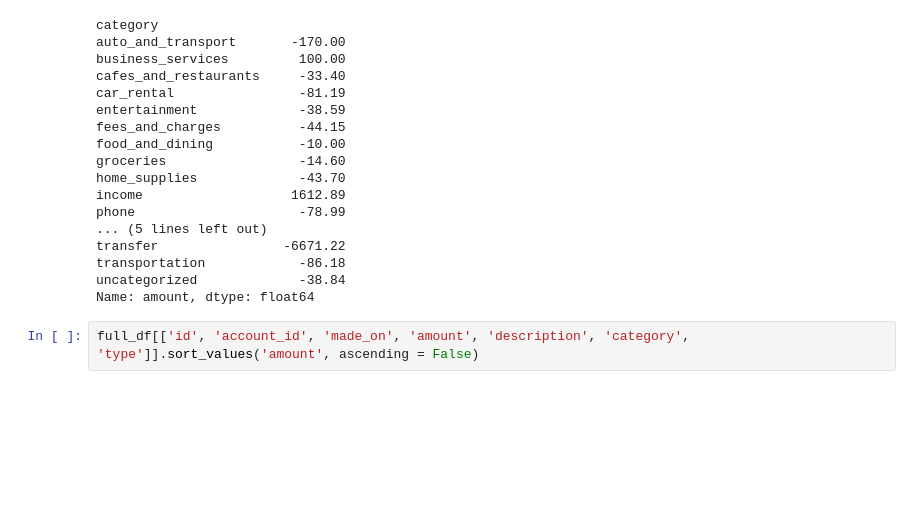
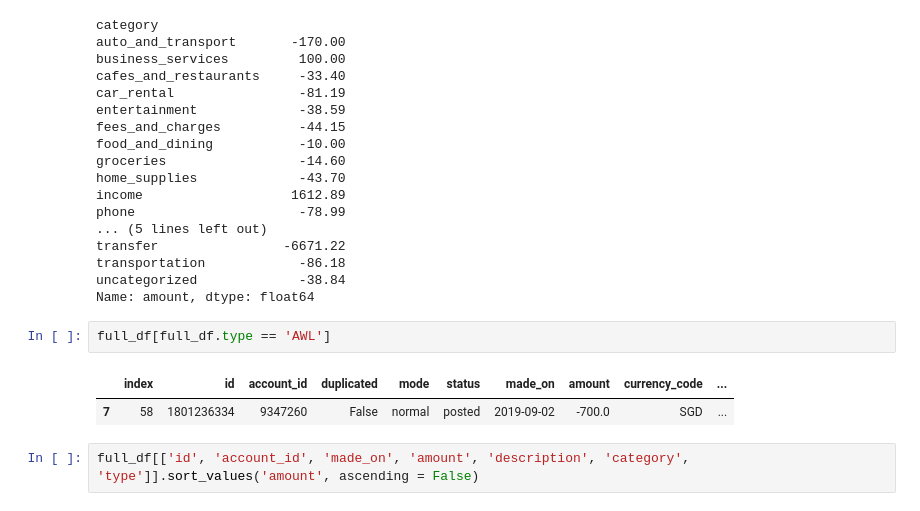
Before and after one commit to AdityaSidharta/BudgetTracker, a Jupyter notebook: notebooks/process.ipynb, the cells around one changed output. Saved outputs shown, nothing was run; the diff lists cells and outputs as text; blank space fills up the shorter version.

```diff
--- a/notebooks/process.ipynb
+++ b/notebooks/process.ipynb
@@ -59,6 +59,11 @@ transfer                -6671.22
 transportation            -86.18
 uncategorized             -38.84
 Name: amount, dtype: float64
+# %%
+full_df[full_df.type == 'AWL']
+# %% [output]
+|  | index | id | account_id | duplicated | mode | status | made_on | amount | currency_code | ... |
+| 7 | 58 | 1801236334 | 9347260 | False | normal | posted | 2019-09-02 | -700.0 | SGD | ... |
 # %%
 full_df[['id', 'account_id', 'made_on', 'amount', 'description', 'category', 'type']].sort_values('amount', ascending = False)
 # %% [output]
```
Also changed, not shown: parts of 5 cells of this notebook, 4 other files.
